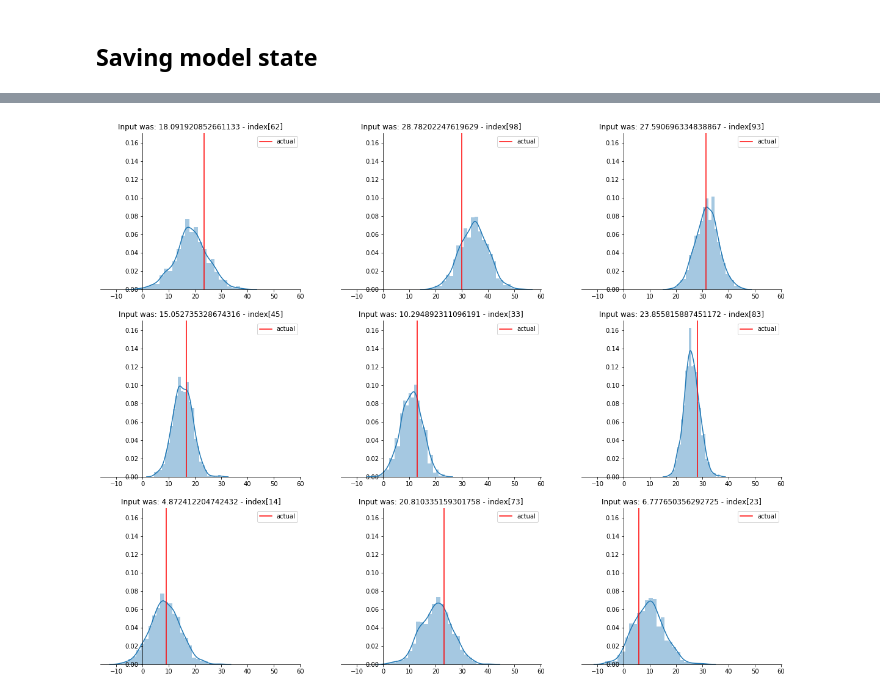
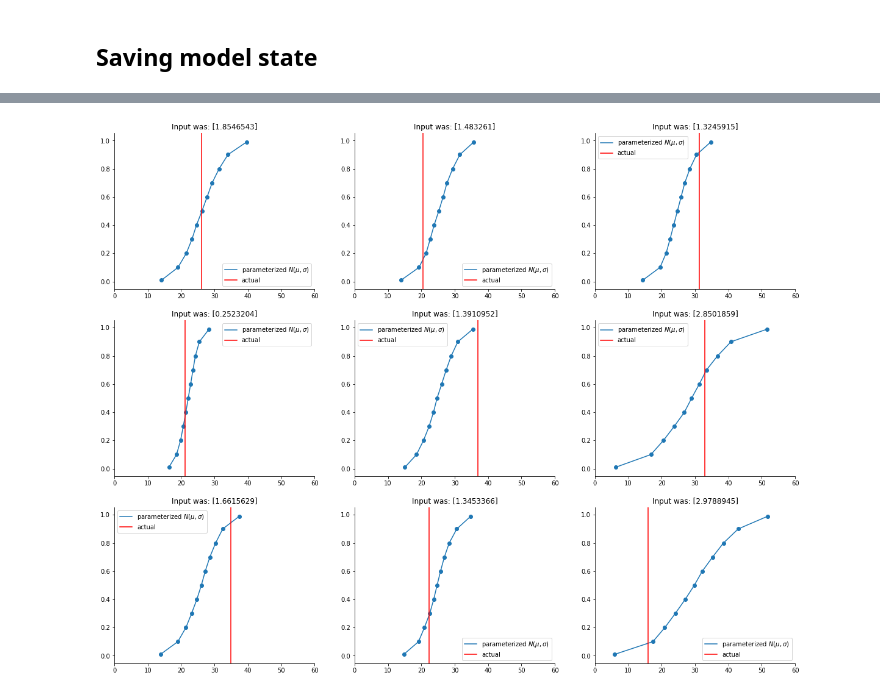
Before and after one commit to YuRiTan/prediction-uncertainty, a Jupyter notebook: notebooks/1.2_heteroscedastic_mcdropout.ipynb, the cells around one changed output, grey strips where cells are left out. Drawn from its saved outputs; the diff is of its cells as text; code cells hidden in the pictures.

```diff
--- a/notebooks/1.2_heteroscedastic_mcdropout.ipynb
+++ b/notebooks/1.2_heteroscedastic_mcdropout.ipynb
@@ -164,8 +153,8 @@ for epoch in range(params['epochs']):
         output = model(x_batch)
         loss = criterion(output[:, :1], y_batch, output[:, 1:])
         loss.backward()
-        model.optim.step()
-        model.optim.zero_grad()
+        model.optim_.step()
+        model.optim_.zero_grad()
 
     if epoch % 100 == 0:
         model.eval()
@@ -278,13 +265,20 @@ axes[1].hist(pred_sigma_train.flatten(), bins=20);
+# %%
+# transform values back to original scale
+org_x = mmsx.inverse_transform(val_x_)
+org_y = mmsy.inverse_transform(val_y_)
+inv_pred_mu_val = mmsy.inverse_transform(pred_mu_val.reshape(-1,1)).flatten()
+inv_pred_sigma_val = pred_sigma_val / mmsy.scale_
+
+# take 9 random sample (indices)
+random_is = np.random.randint(0, len(val_x_), 9)
 # %%
 fig, axes = plt.subplots(3, 3, sharex=True, sharey=True, figsize=(20,16))
-random_is = np.random.randint(low=0, high=x_val.shape[0], size=len(axes.flat))
 
 for i, ax in zip(random_is, axes.flat):
     ax = beautify_ax(ax)
-    pred_norm = stats.norm.rvs(size=1000, loc=pred_mu_val[i], scale=pred_sigma_val[i])
-    sns.distplot(pred_norm, bins=25, ax=ax)
-    ax.axvline(val_y_[i], c='r', label='actual')
-    ax.set_title(f"Input was: {val_x_[i][0]} - index[{i}]")
-    ax.set_xlim(-.5, 1.5)
+    pred_norm = stats.norm.rvs(size=1000, loc=inv_pred_mu_val[i], scale=inv_pred_sigma_val[i])
+    sns.distplot(pred_norm, bins=25, ax=ax, label='Prediction distribution')
+    ax.axvline(org_y[i], c='r', label='actual')
+    ax.set_title(f"Input was: {org_x[i][0]} - index[{i}]")
     ax.legend();
 # %% [output]
@@ -294,17 +289,20 @@ for i, ax in zip(random_is, axes.flat):
 # %%
+from src.models.quantile_utils import create_quantiles
+QUANTILES = create_quantiles(11, min_q=0.01, max_q=0.99)
+
 fig, axes = plt.subplots(3, 3, sharex=True, sharey=True, figsize=(20,16))
-# transform values back to original scale
-org_x = mmsx.inverse_transform(val_x_)
-org_y = mmsy.inverse_transform(val_y_)
-inv_pred_mu_val = mmsy.inverse_transform(pred_mu_val.reshape(-1,1)).flatten()
-inv_pred_sigma_val = mmsy.inverse_transform(pred_sigma_val.reshape(-1,1)).flatten()
 
 for i, ax in zip(random_is, axes.flat):
     ax = beautify_ax(ax)
     pred_norm = stats.norm.rvs(size=1000, loc=inv_pred_mu_val[i], scale=inv_pred_sigma_val[i])
-    sns.distplot(pred_norm, bins=25, ax=ax)
+    qs_from_posterior = np.quantile(pred_norm, QUANTILES)
+    ax.plot(qs_from_posterior, QUANTILES, label='parameterized $N(\mu,\sigma$)')
+    ax.scatter(qs_from_posterior, QUANTILES)
     ax.axvline(org_y[i], c='r', label='actual')
-    ax.set_title(f"Input was: {org_x[i][0]} - index[{i}]")
-    ax.legend();
+    ax.set_title(f"Input was: {org_x[i]}")
+    ax.set_xlim(0, 60)
+    ax.legend()
+
+plt.show()
 # %% [output]
-[figure, old version]
+[figure, new version]
```
Also changed, not shown: parts of 26 cells of this notebook, 11 other files.
